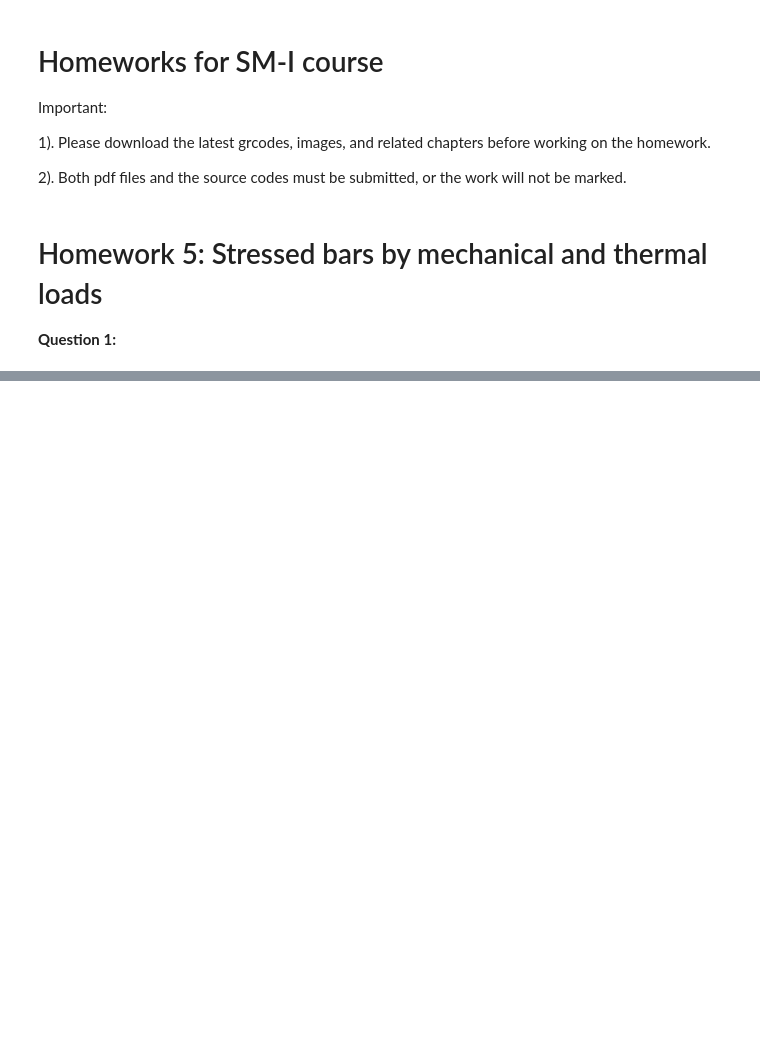
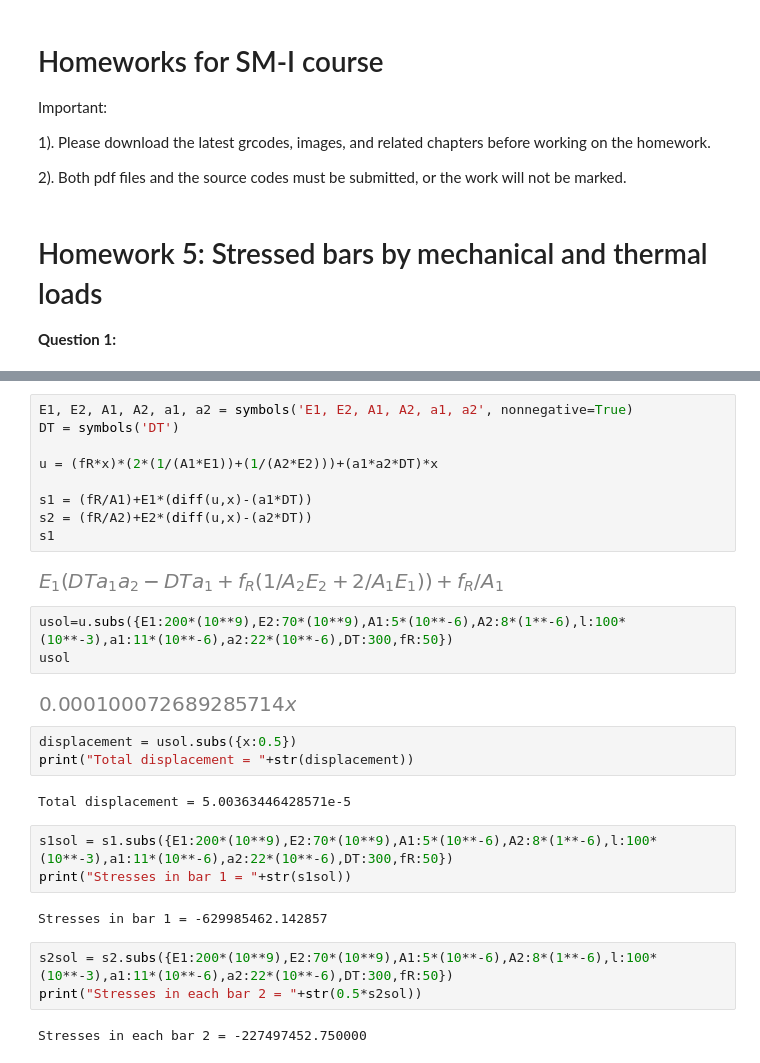
Before and after one commit to kavourbm/Solid-Mechanics-I, a Jupyter notebook: HW5.ipynb, the cells around one changed output, grey strips where cells are left out. Drawn from its saved outputs; the diff is of its cells as text; blank space fills up the shorter version.

```diff
--- a/HW5.ipynb
+++ b/HW5.ipynb
@@ -39,0 +266,31 @@ The data are given as $E_1=200 GPa$, $E_2=70 GPa$, $A_1=5mm^2$, $A_2=8mm^2$ and
+# %%
+E1, E2, A1, A2, a1, a2 = symbols('E1, E2, A1, A2, a1, a2', nonnegative=True)
+DT = symbols('DT')
+
+u = (fR*x)*(2*(1/(A1*E1))+(1/(A2*E2)))+(a1*a2*DT)*x
+
+s1 = (fR/A1)+E1*(diff(u,x)-(a1*DT))
+s2 = (fR/A2)+E2*(diff(u,x)-(a2*DT))
+s1
+# %% [output]
+[figure, added]
+# %%
+usol=u.subs({E1:200*(10**9),E2:70*(10**9),A1:5*(10**-6),A2:8*(1**-6),l:100*(10**-3),a1:11*(10**-6),a2:22*(10**-6),DT:300,fR:50})
+usol
+# %% [output]
+[figure, added]
+# %%
+displacement = usol.subs({x:0.5})
+print("Total displacement = "+str(displacement))
+# %% [output]
+Total displacement = 5.00363446428571e-5
+# %%
+s1sol = s1.subs({E1:200*(10**9),E2:70*(10**9),A1:5*(10**-6),A2:8*(1**-6),l:100*(10**-3),a1:11*(10**-6),a2:22*(10**-6),DT:300,fR:50})
+print("Stresses in bar 1 = "+str(s1sol))
+# %% [output]
+Stresses in bar 1 = -629985462.142857
+# %%
+s2sol = s2.subs({E1:200*(10**9),E2:70*(10**9),A1:5*(10**-6),A2:8*(1**-6),l:100*(10**-3),a1:11*(10**-6),a2:22*(10**-6),DT:300,fR:50})
+print("Stresses in each bar 2 = "+str(0.5*s2sol))
+# %% [output]
+Stresses in each bar 2 = -227497452.750000
```
Also changed, not shown: parts of 25 cells of this notebook, 2 other files.
